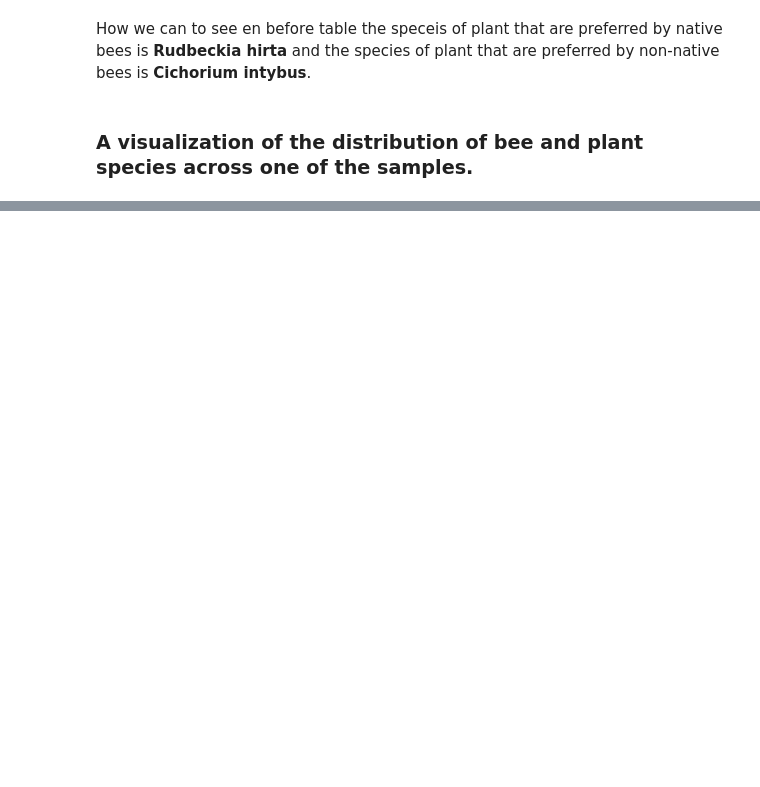
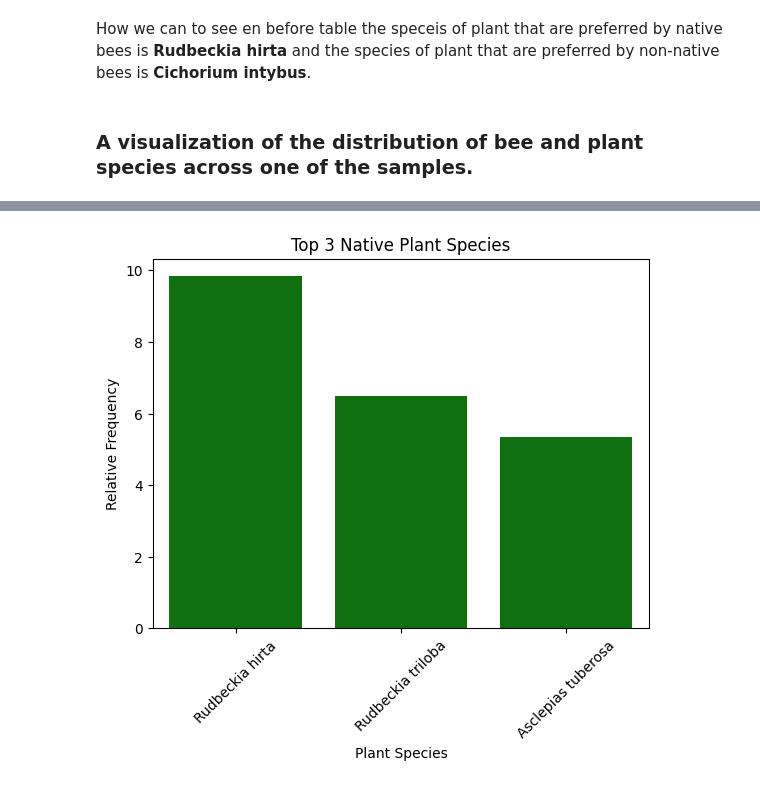
Before and after one commit to ccdarvin/competitions, a Jupyter notebook: datacamp/Bee friendly plants/notebook.ipynb, the cells around one changed output, grey strips where cells are left out. Cells and saved outputs as stored; diff of their text form; code cells hidden in the pictures; blank space fills up the shorter version.

```diff
--- a/datacamp/Bee friendly plants/notebook.ipynb
+++ b/datacamp/Bee friendly plants/notebook.ipynb
@@ -144,0 +138,11 @@ interactive(children=(SelectionSlider(description='Sample ID', index=21, options
+# %%
+top3_native = native_species_freq[:3]
+# graph top 3 native species
+sns.barplot(x=top3_native.index, y="Relative Frequency", data=top3_native, color="green")
+# x-axis label
+plt.xlabel("Plant Species")
+plt.title("Top 3 Native Plant Species")
+plt.xticks(rotation=45)
+plt.show()
+# %% [output]
+[figure, added]
```
Also changed, not shown: parts of 4 cells of this notebook.
